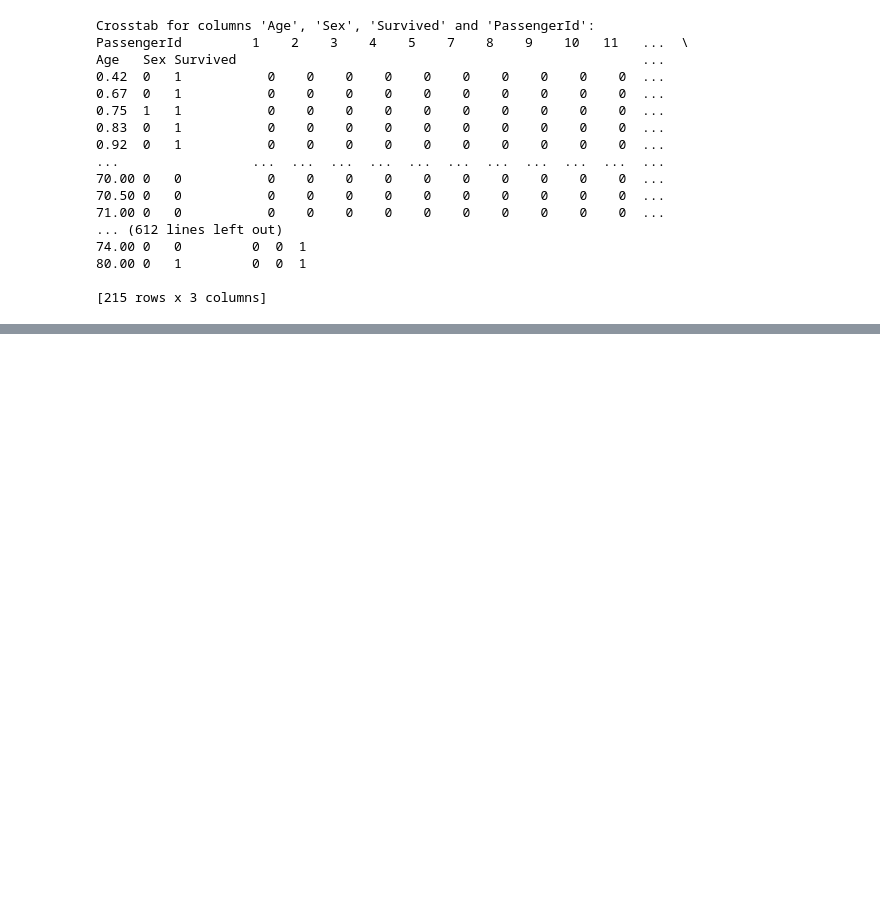
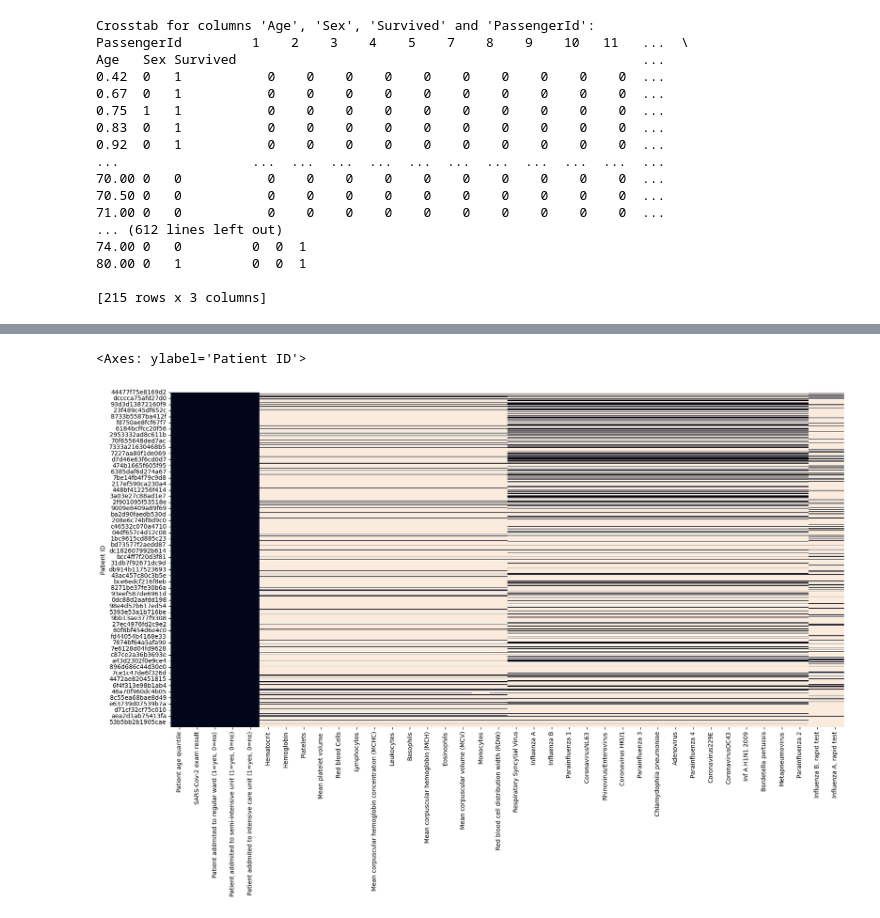
Before and after one commit to bigmoletos/WildCodeSchool_formation_IA_nov2023, a Jupyter notebook: quêtes/semaine11/FD_Quete1_Feature_Scaling_in_Python.ipynb, the cells around one changed output, grey strips where cells are left out. Saved outputs shown, nothing was run; the diff lists cells and outputs as text; code cells hidden in the pictures; blank space fills up the shorter version.

```diff
--- a/quêtes/semaine11/FD_Quete1_Feature_Scaling_in_Python.ipynb
+++ b/quêtes/semaine11/FD_Quete1_Feature_Scaling_in_Python.ipynb
@@ -292,0 +397,5 @@ Age   Sex Survived                                                    ...
+# %%
+url = 'https://raw.githubusercontent.com/MachineLearnia/Python-Machine-Learning/master/Dataset/dataset.csv'
+data = pd.read_csv(url, index_col=0, encoding = "ISO-8859-1")
+# %%
+df = data.copy()
@@ -292,0 +432,7 @@ Age   Sex Survived                                                    ...
+# %%
+df = df[df.columns[df.isna().sum()/df.shape[0] <0.9]]
+plt.figure(figsize=(20,10))
+sns.heatmap(df.isna(), cbar=False)
+# %% [output]
+<Axes: ylabel='Patient ID'>
+[figure, added]
```
Also changed, not shown: parts of 24 cells of this notebook, 2 other files.
